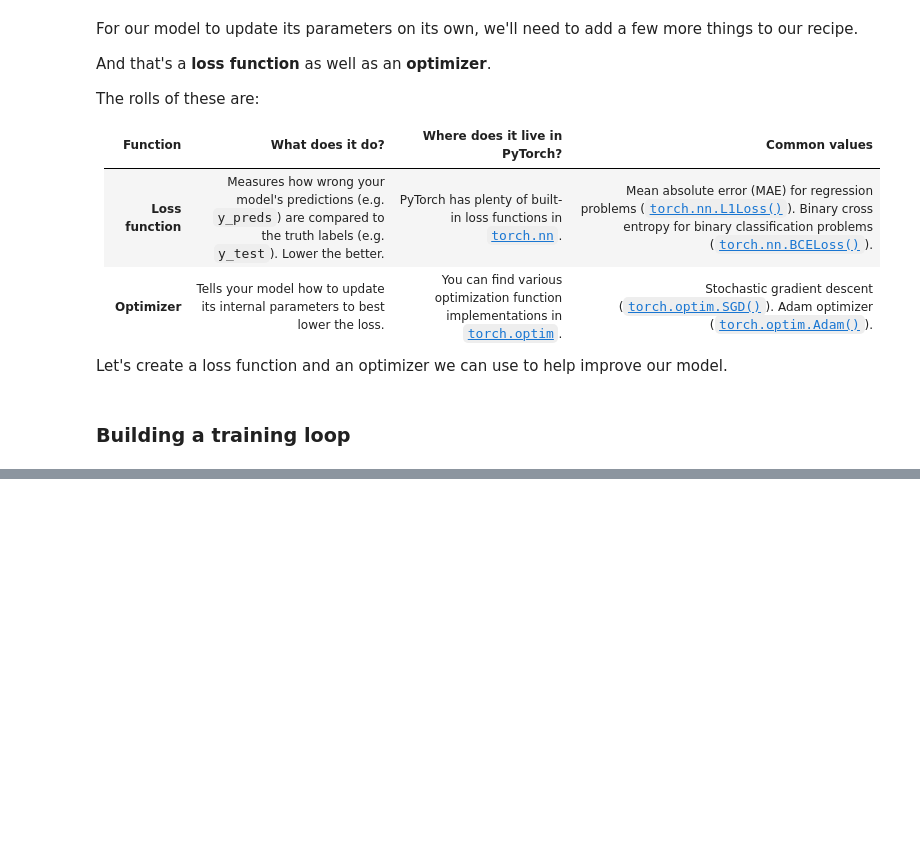
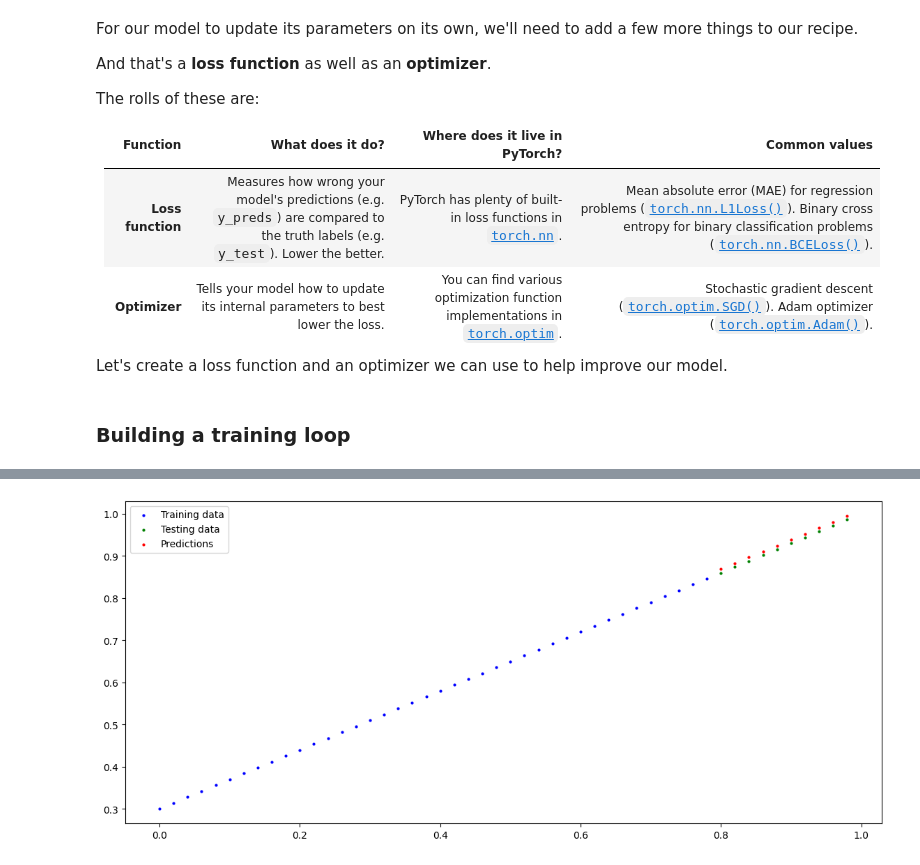
Before and after one commit to Maniacravi/pytorch-deep-learning, a Jupyter notebook: 01_pytorch_workflow_mani.ipynb, the cells around one changed output, grey strips where cells are left out. Cells and saved outputs as stored; diff of their text form; code cells hidden in the pictures; blank space fills up the shorter version.

```diff
--- a/01_pytorch_workflow_mani.ipynb
+++ b/01_pytorch_workflow_mani.ipynb
@@ -337,0 +388,16 @@ Epoch: 900 | Train Loss: 0.008077321574091911 | Test Loss: 0.03933267667889595
+# %%
+# Saving our model
+from pathlib import Path
+
+# Create a models directory
+MODEL_PATH = Path("models")
+MODEL_PATH.mkdir(parents=True, exist_ok=True)
+
+# Create model save path
+MODEL_NAME = "01_pytorch_workflow_model.pth"
+MODEL_SAVE_PATH = MODEL_PATH / MODEL_NAME # Because MODEL_PATH is a pathlib Path object, this syntax works
+
+# Save the model state dict
+print(f"Saving model to: {MODEL_SAVE_PATH}")
+torch.save(obj = model_0.state_dict(),
+           f = MODEL_SAVE_PATH)
@@ -337,0 +406,5 @@ Epoch: 900 | Train Loss: 0.008077321574091911 | Test Loss: 0.03933267667889595
+# %%
+# Loading our saved model
+
+loaded_model = LinearRegressionModel()
+loaded_model.load_state_dict(torch.load(f = MODEL_SAVE_PATH))
@@ -337,0 +413,7 @@ Epoch: 900 | Train Loss: 0.008077321574091911 | Test Loss: 0.03933267667889595
+# %%
+# Let's do inference with the model
+loaded_model.eval()
+with torch.inference_mode():
+  loaded_model_preds = loaded_model(X_test)
+
+loaded_model_preds
@@ -337,0 +431,4 @@ Epoch: 900 | Train Loss: 0.008077321574091911 | Test Loss: 0.03933267667889595
+# %%
+plot_predictions(predictions=loaded_model_preds)
+# %% [output]
+[figure, added]
```
Also changed, not shown: parts of 37 cells of this notebook.
